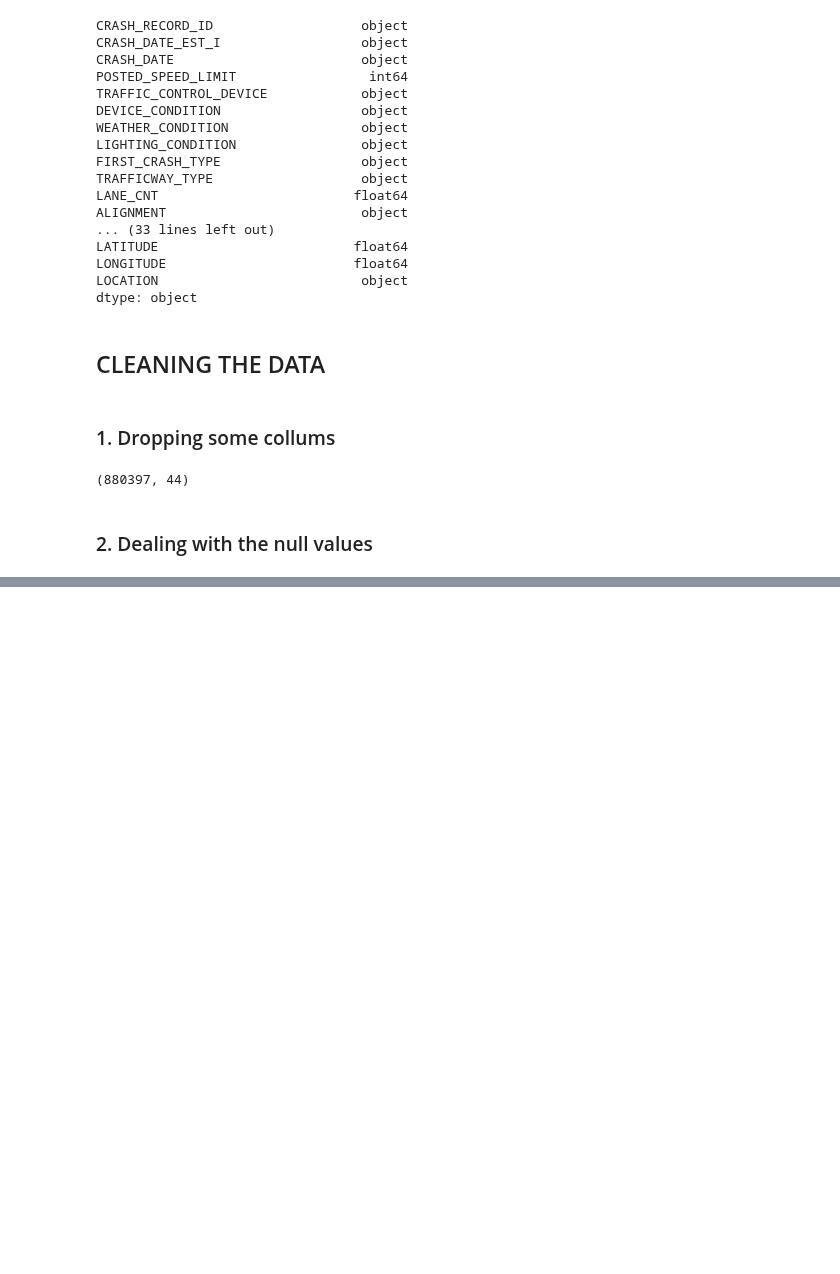
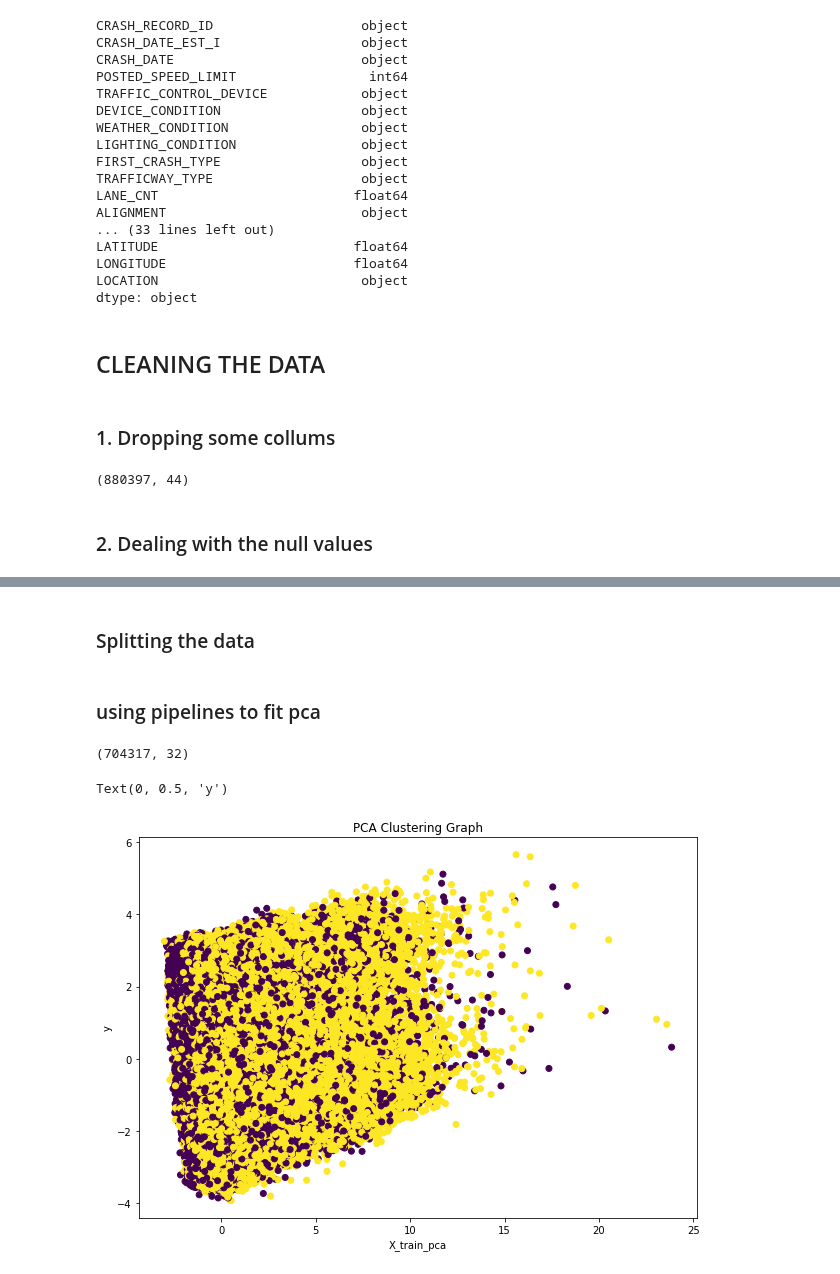
Before and after one commit to Cynthia-Njambi/City-of-Chicago-Traffic-Crashes-Project, a Jupyter notebook: groups/aggrey.ipynb, the cells around one changed output, grey strips where cells are left out. Cells and saved outputs as stored; diff of their text form; code cells hidden in the pictures; blank space fills up the shorter version.

```diff
--- a/groups/aggrey.ipynb
+++ b/groups/aggrey.ipynb
@@ -115,0 +224,5 @@ df1.shape
+# %%
+df1['INJURIES_TOTAL'] = df1['INJURIES_TOTAL'].astype(int)
+df1['PRIM_CONTRIBUTORY_CAUSE'] = df1['PRIM_CONTRIBUTORY_CAUSE'].apply(lambda x: 0 if x.strip().upper() == "UNABLE TO DETERMINE" else 1)
+
+df1.head()
@@ -115,0 +237,35 @@ df1.shape
+# %% [markdown]
+### Splitting the data
+# %%
+X = df1.drop("PRIM_CONTRIBUTORY_CAUSE", axis =1)
+y = df1["PRIM_CONTRIBUTORY_CAUSE"]
+# %%
+from sklearn.model_selection import train_test_split
+X_train, X_test, y_train, y_test = train_test_split(X, y, test_size=0.2, random_state=42)
+# %% [markdown]
+### using pipelines to fit pca
+# %%
+from sklearn.decomposition import PCA
+from sklearn.pipeline import Pipeline
+from sklearn.preprocessing import StandardScaler, LabelEncoder
+
+pipeline = Pipeline([
+    ('scaler', StandardScaler()),
+    ('pca', PCA(n_components=0.9, svd_solver="full")),
+])
+
+X_train_pca = pipeline.fit_transform(X_train)
+X_test_pca = pipeline.transform(X_test)
+
+X_train_pca.shape
+# %% [output]
+(704317, 32)
+# %%
+plt.figure(figsize=(10, 7))
+plt.scatter(X_train_pca[:, 0], X_train_pca[:, 1], c=y_train, cmap='viridis')
+plt.title('PCA Clustering Graph')
+plt.xlabel('X_train_pca')
+plt.ylabel('y')
+# %% [output]
+Text(0, 0.5, 'y')
+[figure, added]
```
Also changed, not shown: parts of 24 cells of this notebook.
